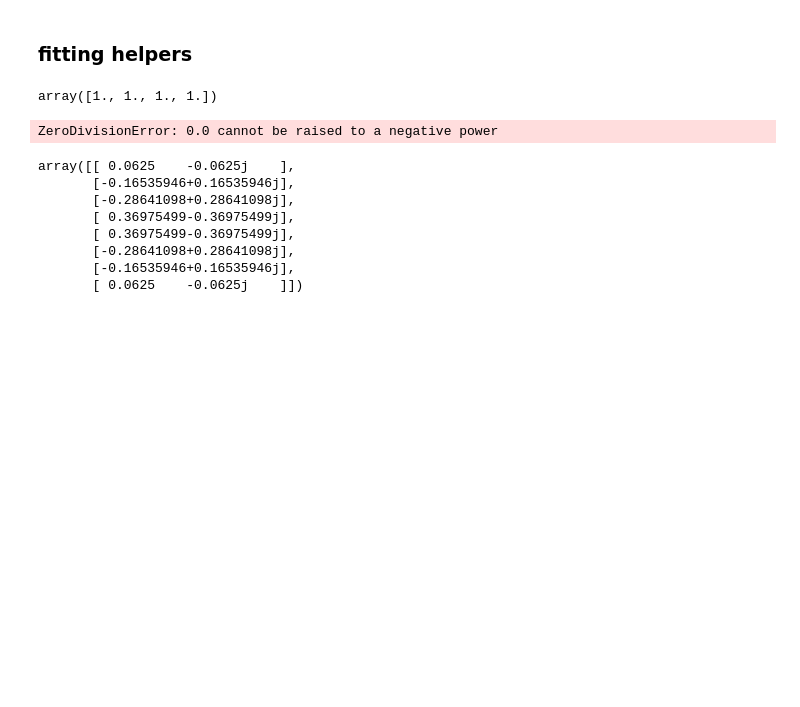
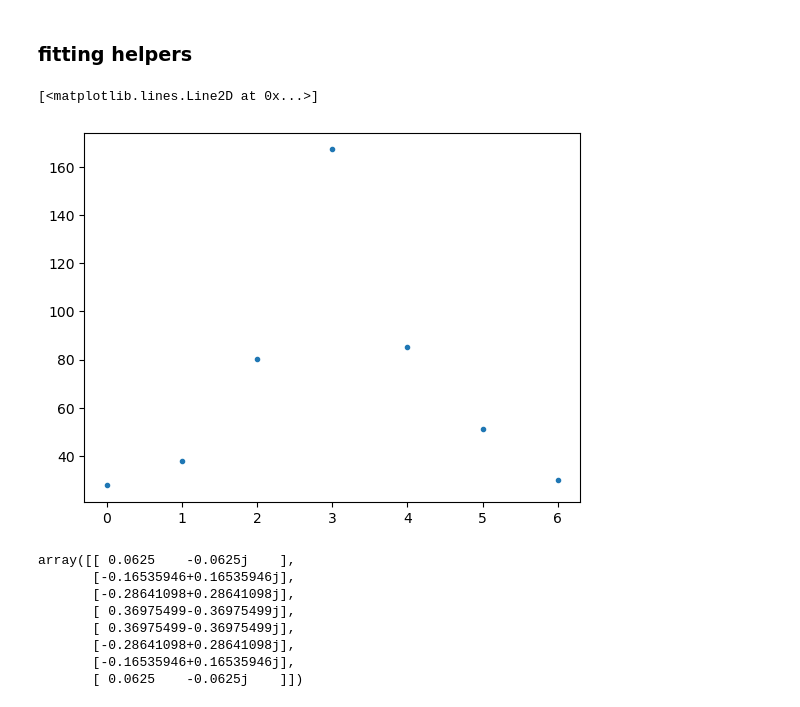
Before and after one commit to arjenvaartjes/Psyduck, a Jupyter notebook: noise model/sb_dephasing_model_fit.ipynb, the cells around one changed output. Drawn from its saved outputs; the diff is of its cells as text; code cells hidden in the pictures; blank space fills up the shorter version.

```diff
--- a/noise model/sb_dephasing_model_fit.ipynb
+++ b/noise model/sb_dephasing_model_fit.ipynb
@@ -535,12 +528,9 @@ def calculate_x_T2_exponents(t2star_m, t2star_e, exponent_m, exponent_e, plot=Fa
 
     return T2s, alphas
-# %%
-alphas
-# %% [output]
-array([1., 1., 1., 1.])
 # %%
 T2_sim, alphas = calculate_two_level_T2_exponents(t2star_m=300e-3, t2star_e=500e-3, exponent_m=1.5, exponent_e=1.1, plot=True)
-T2_data, T2_err = generate_T2_data(alphas)
+T2_data, T2_err = fit_two_level_ramseys(alphas)
 plt.plot(T2_data*1e3, '.')
 # %% [output]
-ZeroDivisionError: 0.0 cannot be raised to a negative power
+[<matplotlib.lines.Line2D at 0x...>]
+[figure, added]
```
Also changed, not shown: parts of 8 cells of this notebook, 5 other files.
